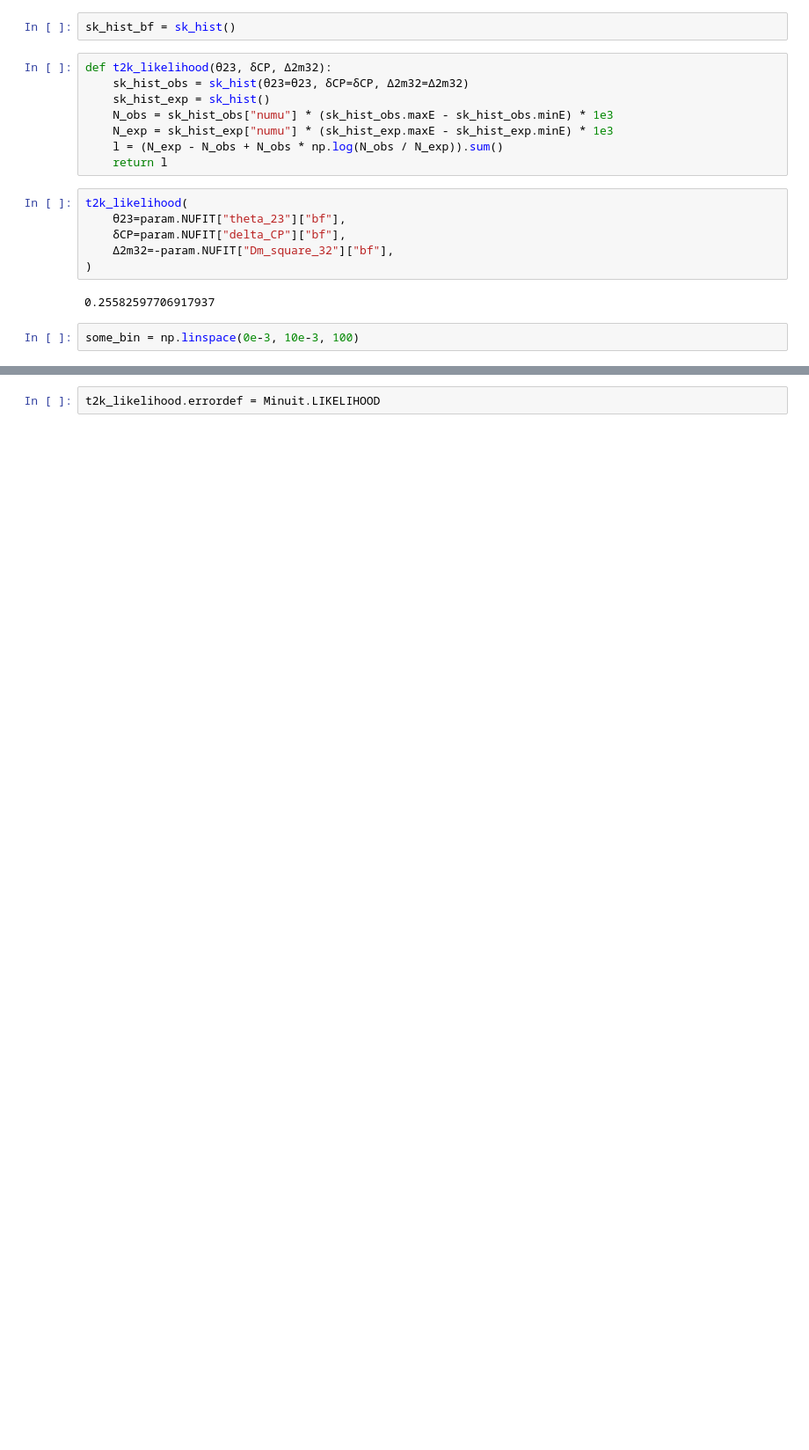
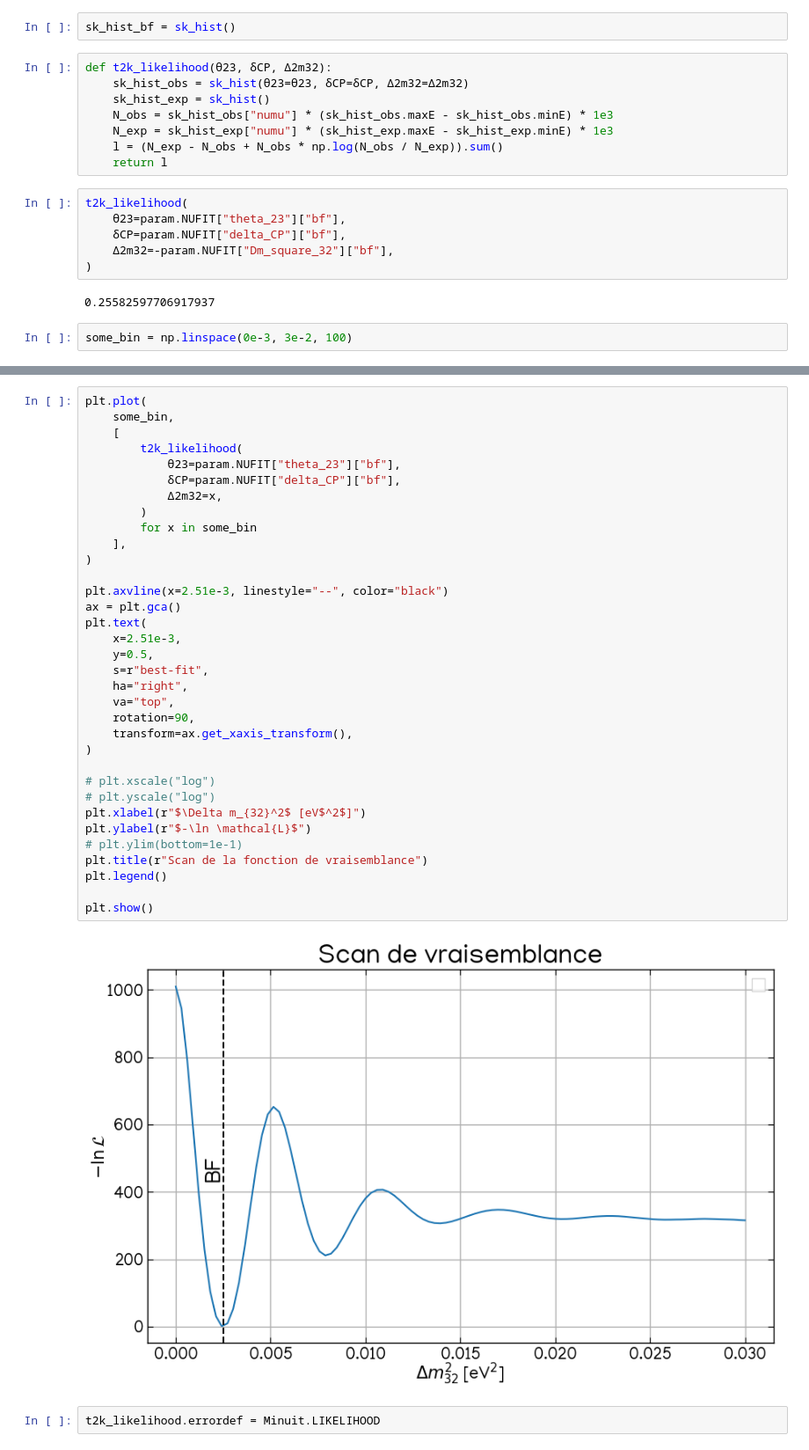
Before and after one commit to pboistier/energy-effects-T2K, a Jupyter notebook: docs/source/notebooks/minuit_fit.ipynb, the cells around one changed output, grey strips where cells are left out. Shown: that part at 88% size. Cells and saved outputs as stored; diff of their text form; blank space fills up the shorter version.

```diff
--- a/docs/source/notebooks/minuit_fit.ipynb
+++ b/docs/source/notebooks/minuit_fit.ipynb
@@ -134,4 +135,4 @@ t2k_likelihood(
 # %% [output]
 0.25582597706917937
 # %%
-some_bin = np.linspace(0e-3, 10e-3, 100)
+some_bin = np.linspace(0e-3, 3e-2, 100)
@@ -154,3 +153,39 @@ plt.show()
+# %%
+plt.plot(
+    some_bin,
+    [
+        t2k_likelihood(
+            θ23=param.NUFIT["theta_23"]["bf"],
+            δCP=param.NUFIT["delta_CP"]["bf"],
+            Δ2m32=x,
+        )
+        for x in some_bin
+    ],
+)
+
+plt.axvline(x=2.51e-3, linestyle="--", color="black")
+ax = plt.gca()
+plt.text(
+    x=2.51e-3,
+    y=0.5,
+    s=r"best-fit",
+    ha="right",
+    va="top",
+    rotation=90,
+    transform=ax.get_xaxis_transform(),
+)
+
+# plt.xscale("log")
+# plt.yscale("log")
+plt.xlabel(r"$\Delta m_{32}^2$ [eV$^2$]")
+plt.ylabel(r"$-\ln \mathcal{L}$")
+# plt.ylim(bottom=1e-1)
+plt.title(r"Scan de la fonction de vraisemblance")
+plt.legend()
+
+plt.show()
+# %% [output]
+[figure, added]
 # %%
 t2k_likelihood.errordef = Minuit.LIKELIHOOD
 # %%
```
Also changed, not shown: parts of 13 cells of this notebook, 1 other file.
